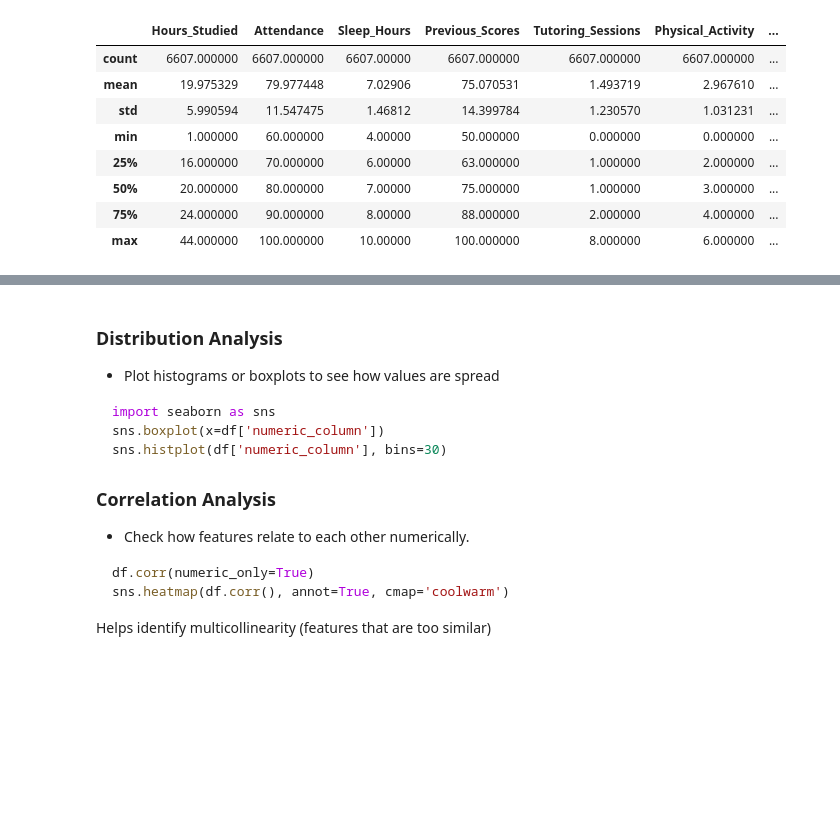
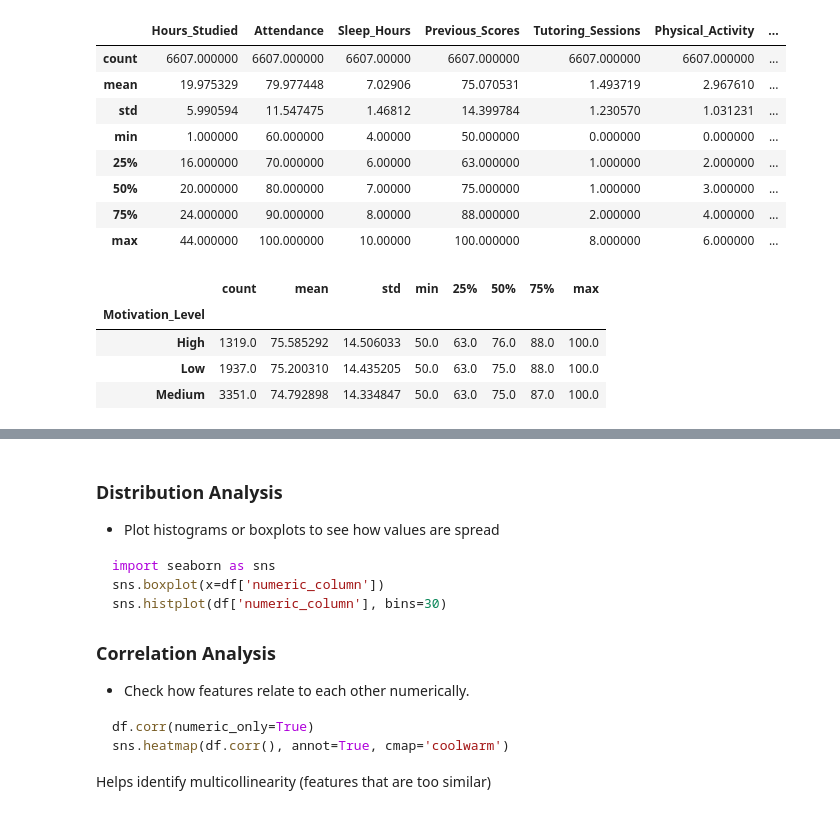
Before and after one commit to PalesaMonica/Wits-Data-Science-Interest-Group, a Jupyter notebook: Data Analysis/data analysis.ipynb, the cells around one changed output, grey strips where cells are left out. Cells and saved outputs as stored; diff of their text form; code cells hidden in the pictures; blank space fills up the shorter version.

```diff
--- a/Data Analysis/data analysis.ipynb
+++ b/Data Analysis/data analysis.ipynb
@@ -76,3 +85,11 @@ data.describe()
 | 50% | 20.000000 | 80.000000 | 7.00000 | 75.000000 | 1.000000 | 3.000000 | ... |
 | 75% | 24.000000 | 90.000000 | 8.00000 | 88.000000 | 2.000000 | 4.000000 | ... |
 | max | 44.000000 | 100.000000 | 10.00000 | 100.000000 | 8.000000 | 6.000000 | ... |
+# %%
+data.groupby("Motivation_Level")['Previous_Scores'].describe()
+# %% [output]
+|  | count | mean | std | min | 25% | 50% | 75% | max |
+| Motivation_Level |  |  |  |  |  |  |  |  |
+| High | 1319.0 | 75.585292 | 14.506033 | 50.0 | 63.0 | 76.0 | 88.0 | 100.0 |
+| Low | 1937.0 | 75.200310 | 14.435205 | 50.0 | 63.0 | 75.0 | 88.0 | 100.0 |
+| Medium | 3351.0 | 74.792898 | 14.334847 | 50.0 | 63.0 | 75.0 | 87.0 | 100.0 |
```
Also changed, not shown: parts of 25 cells of this notebook.
